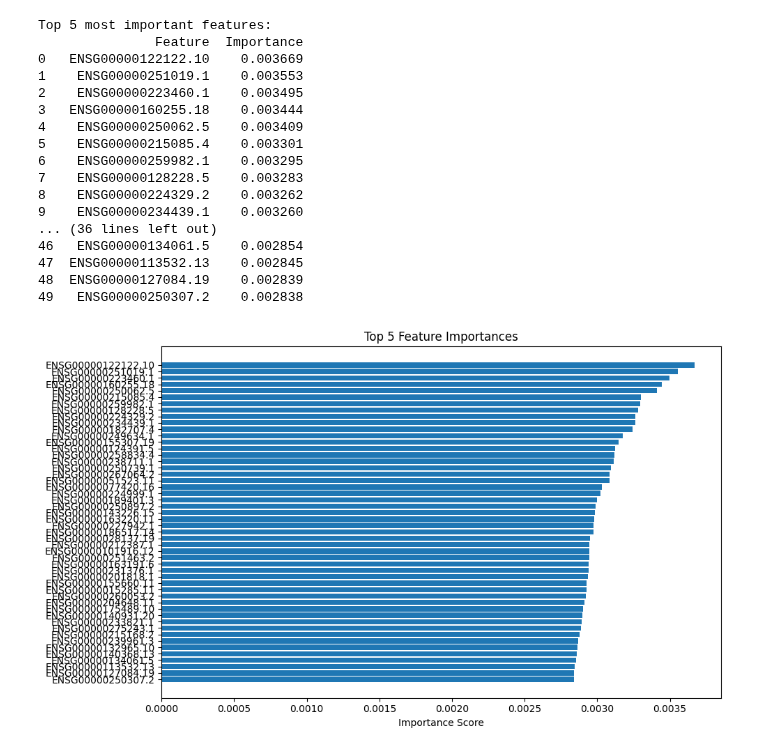
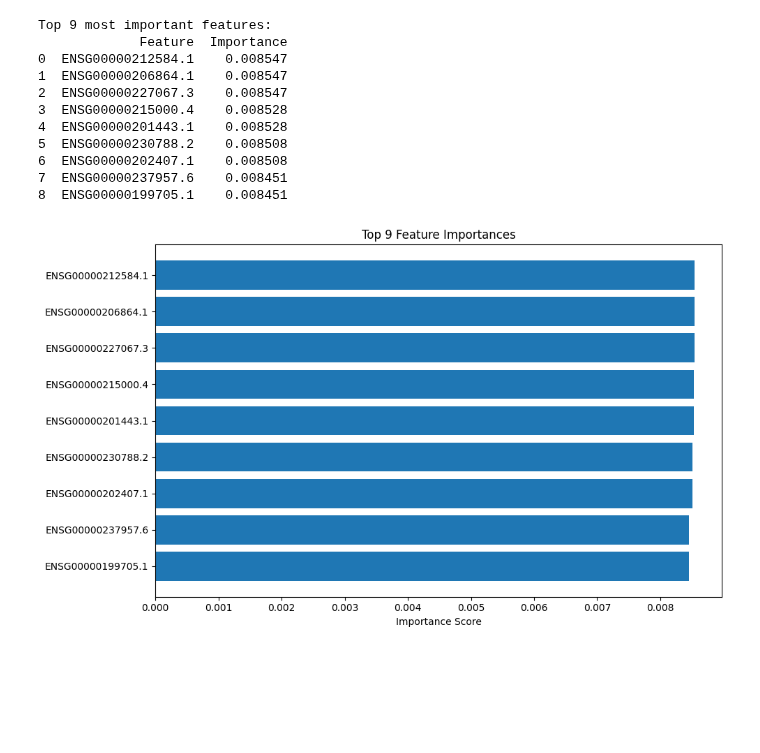
Before and after one commit to tobitotaku/ai-brain-tumor, a Jupyter notebook: iets.ipynb, the cells around one changed output. Cells and saved outputs as stored; diff of their text form; code cells hidden in the pictures; blank space fills up the shorter version.

```diff
--- a/iets.ipynb
+++ b/iets.ipynb
@@ -31,7 +31,7 @@ y = df['healthy']
 
 # Fill NaN values with 0 (or you can use other imputation methods)
 X = X.fillna(0)
-conponents = 135;
+conponents = 9;
 # Create a pipeline with PCA and various classifiers
 models = {
     'Decision Tree': Pipeline([
@@ -171,51 +162,45 @@ rf_model = models['Random Forest']
 rf_model.fit(X, y)
 
 # Get the PCA step and the classifier from the pipeline
 pca = rf_model.named_steps['pca']
 rf_classifier = rf_model.named_steps['classifier']
 
 # Get feature importances for PCA components
 component_importances = rf_classifier.feature_importances_
 
 # Get the PCA components (loadings)
 components = pca.components_
 
 # Calculate feature importances in the original feature space
 # This maps component importances back to original features
 feature_importances = np.abs(components.T.dot(component_importances))
 
 # Create a DataFrame of feature importances
 importance_df = pd.DataFrame({'Feature': X.columns, 'Importance': feature_importances})
 importance_df = importance_df.sort_values('Importance', ascending=False).reset_index(drop=True)
 
 # Display top 5 features
-top_5_features = importance_df.head(50)
-print("Top 5 most important features:")
+top_5_features = importance_df.head(9)
+print("Top 9 most important features:")
 print(top_5_features)
 
 # Plot top 5 features
 plt.figure(figsize=(10, 6))
 plt.barh(top_5_features['Feature'], top_5_features['Importance'])
 plt.xlabel('Importance Score')
-plt.title('Top 5 Feature Importances')
+plt.title('Top 9 Feature Importances')
 plt.gca().invert_yaxis()  # To display highest importance at the top
 plt.tight_layout()
 # %% [output]
-Top 5 most important features:
-               Feature  Importance
-0   ENSG00000122122.10    0.003669
-1    ENSG00000251019.1    0.003553
-2    ENSG00000223460.1    0.003495
-3   ENSG00000160255.18    0.003444
-4    ENSG00000250062.5    0.003409
-5    ENSG00000215085.4    0.003301
-6    ENSG00000259982.1    0.003295
-7    ENSG00000128228.5    0.003283
-8    ENSG00000224329.2    0.003262
-9    ENSG00000234439.1    0.003260
-... (36 lines left out)
-46   ENSG00000134061.5    0.002854
-47  ENSG00000113532.13    0.002845
-48  ENSG00000127084.19    0.002839
-49   ENSG00000250307.2    0.002838
+Top 9 most important features:
+             Feature  Importance
+0  ENSG00000212584.1    0.008547
+1  ENSG00000206864.1    0.008547
+2  ENSG00000227067.3    0.008547
+3  ENSG00000215000.4    0.008528
+4  ENSG00000201443.1    0.008528
+5  ENSG00000230788.2    0.008508
+6  ENSG00000202407.1    0.008508
+7  ENSG00000237957.6    0.008451
+8  ENSG00000199705.1    0.008451
-[figure, old version]
+[figure, new version]
```
Also changed, not shown: parts of 3 cells of this notebook, 1 other file.
